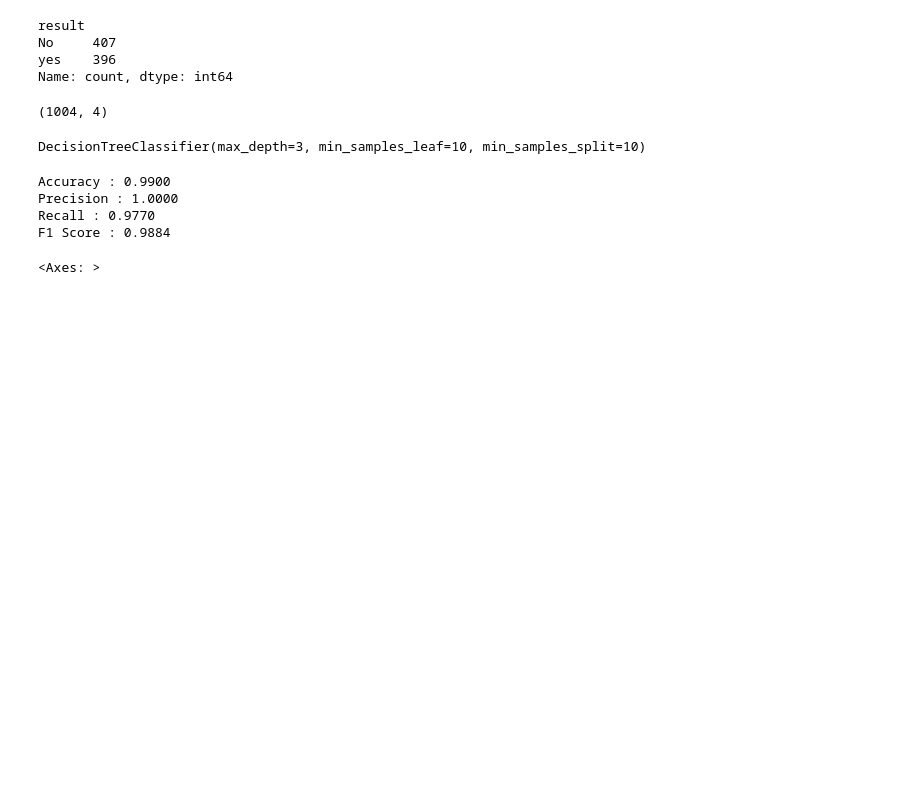
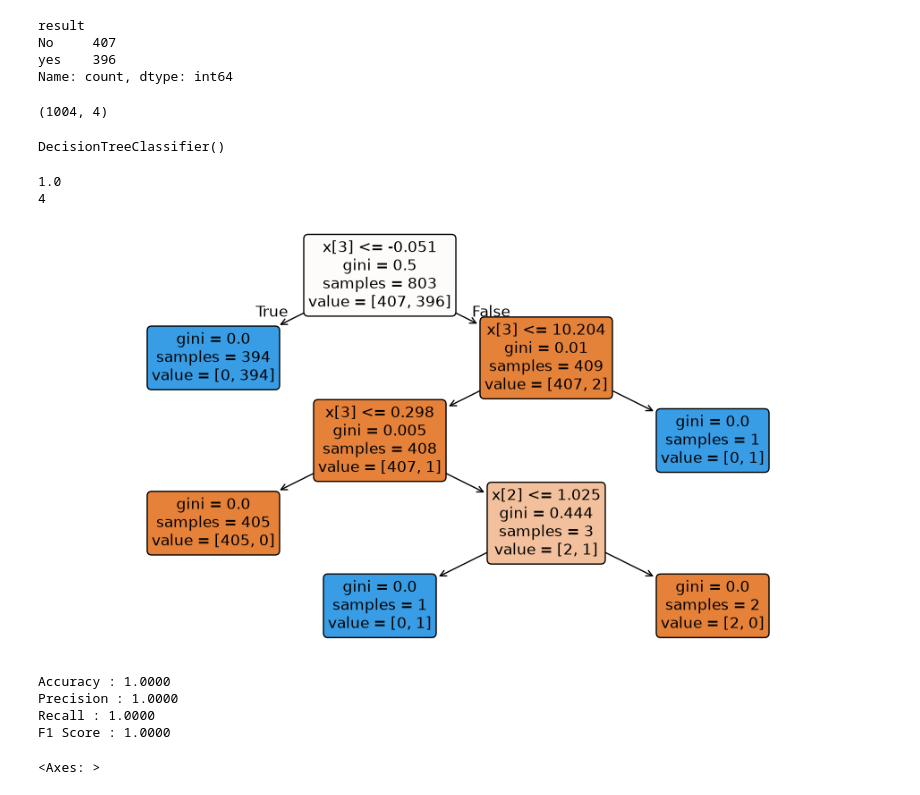
Before and after one commit to anushyam1/AI240, a Jupyter notebook: Homework 4 Decision Tree.ipynb, the cells around one changed output. Drawn from its saved outputs; the diff is of its cells as text; code cells hidden in the pictures; blank space fills up the shorter version.

```diff
--- a/Homework 4 Decision Tree.ipynb
+++ b/Homework 4 Decision Tree.ipynb
@@ -169,10 +167,31 @@ x.shape
 # %% [output]
 (1004, 4)
 # %%
-dt = DecisionTreeClassifier(max_depth=3, min_samples_leaf=10, min_samples_split=10)
+dt = DecisionTreeClassifier(ccp_alpha=0.0, class_weight=None, criterion='gini',
+                       max_depth=None, max_features=None, max_leaf_nodes=None,
+                       min_impurity_decrease=0.0,
+                       min_samples_leaf=1, min_samples_split=2,
+                       min_weight_fraction_leaf=0.0,
+                       random_state=None, splitter='best')
 dt.fit(xtrain, ytrain)
 # %% [output]
-DecisionTreeClassifier(max_depth=3, min_samples_leaf=10, min_samples_split=10)
+DecisionTreeClassifier()
+# %%
+print(dt.score(xtrain, ytrain))
+print(dt.get_depth())
+# %% [output]
+1.0
+4
+# %%
+def display_tree(dt):
+    from sklearn.tree import plot_tree
+    plt.figure(figsize=(12, 6))
+    plot_tree(dt, filled=True, rounded=True, precision=3)
+    plt.show()
+
+display_tree(dt)
+# %% [output]
+[figure, added]
 # %%
 ypred= dt.predict(xtest)
 print(f"Accuracy : {accuracy_score(ytest,ypred):.4f}")
@@ -180,10 +199,10 @@ print(f"Precision : {precision_score(ytest,ypred,pos_label='yes'):.4f}")
 print(f"Recall : {recall_score(ytest,ypred,pos_label='yes'):.4f}")
 print(f"F1 Score : {f1_score(ytest,ypred,pos_label='yes'):.4f}")
 # %% [output]
-Accuracy : 0.9900
+Accuracy : 1.0000
 Precision : 1.0000
-Recall : 0.9770
-F1 Score : 0.9884
+Recall : 1.0000
+F1 Score : 1.0000
 # %%
 cf_matrix = confusion_matrix(ytest, ypred)
 sns.heatmap(cf_matrix, annot=True, fmt='d', cmap='Blues', cbar=False)
```
Also changed, not shown: parts of 3 cells of this notebook.
